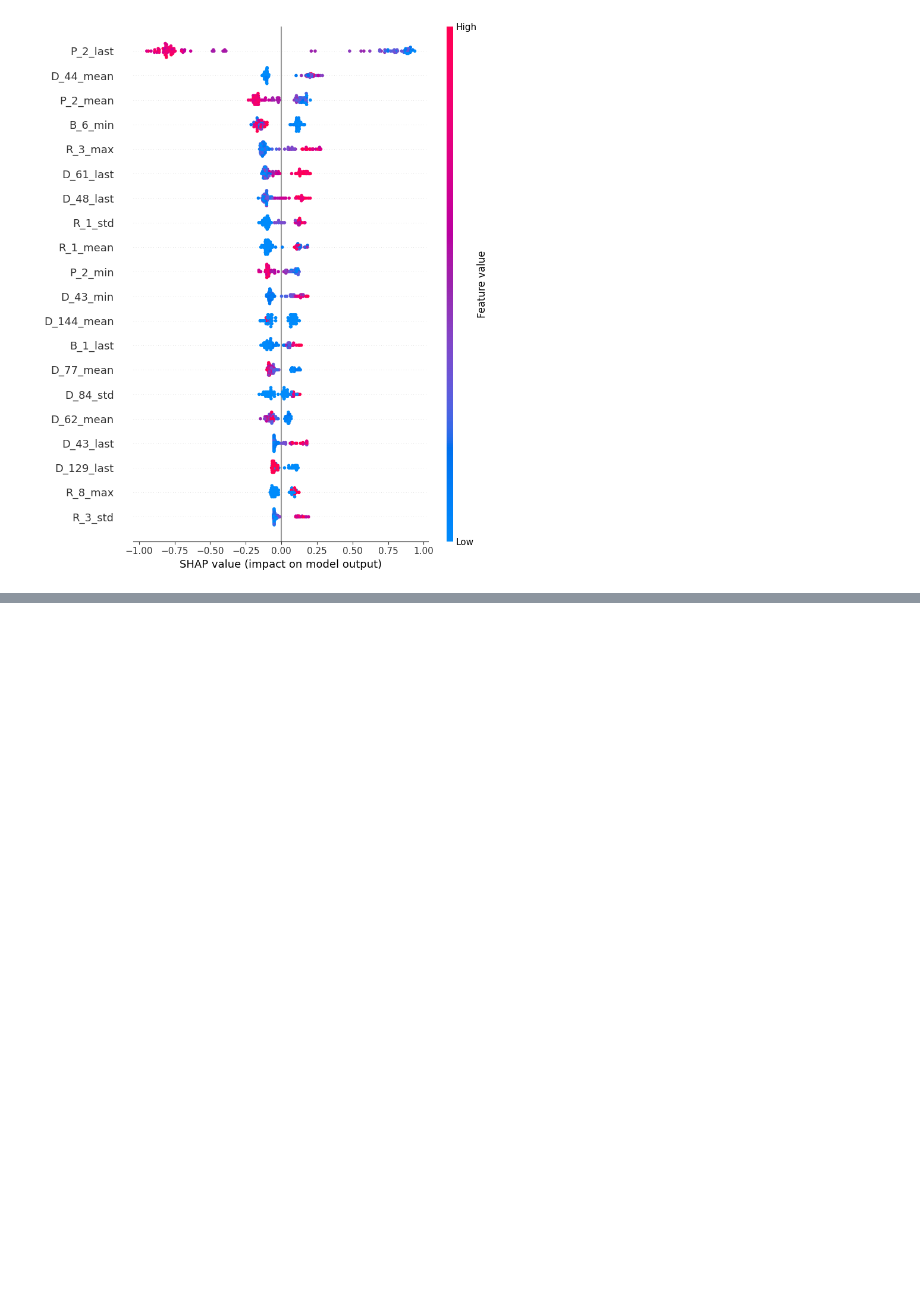
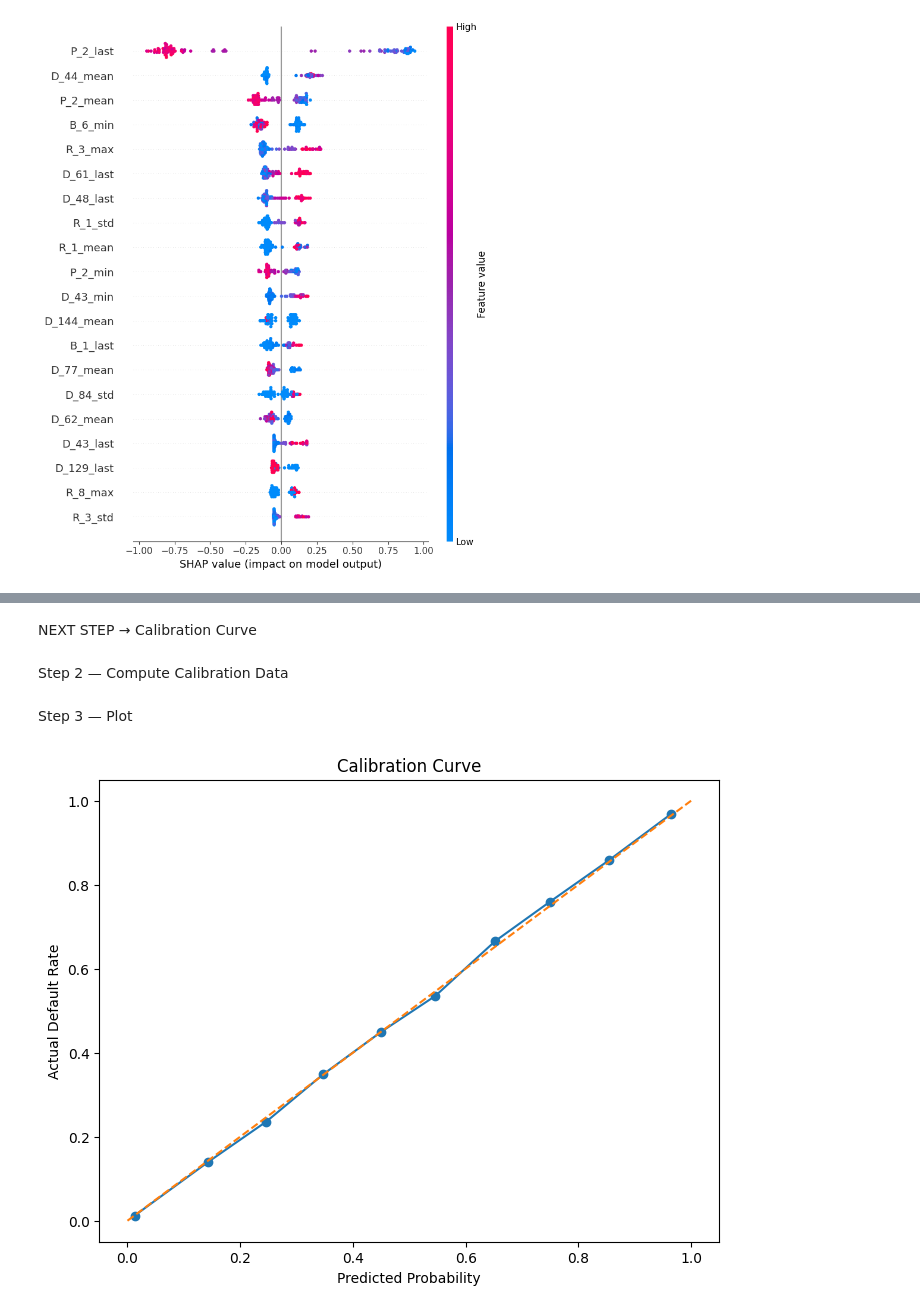
Before and after one commit to ishanrajani77/behavioral-credit-risk-early-warning-system, a Jupyter notebook: notebooks/00_data_audit.ipynb, the cells around one changed output, grey strips where cells are left out. Saved outputs shown, nothing was run; the diff lists cells and outputs as text; code cells hidden in the pictures; blank space fills up the shorter version.

Commit message:
required changes to be committed:(scaled model)

```diff
--- a/notebooks/00_data_audit.ipynb
+++ b/notebooks/00_data_audit.ipynb
@@ -2137,0 +2984,6 @@ shap.summary_plot(
+# %%
+calibrated_model = CalibratedClassifierCV(
+    xgb_large,
+    method="isotonic",
+    cv=3
+)
@@ -2137,0 +2992,5 @@ shap.summary_plot(
+# %%
+calibrated_model.fit(
+    X_train_final,
+    y_train
+)
@@ -2137,0 +3017,4 @@ shap.summary_plot(
+# %%
+calibrated_prob = calibrated_model.predict_proba(
+    X_test_final
+)[:, 1]
@@ -2137,0 +3036,2 @@ shap.summary_plot(
+# %% [markdown]
+NEXT STEP → Calibration Curve
@@ -2137,0 +3041,34 @@ shap.summary_plot(
+# %% [markdown]
+Step 2 — Compute Calibration Data
+# %%
+prob_true, prob_pred = calibration_curve(
+    y_test,
+    calibrated_prob,
+    n_bins=10
+)
+# %% [markdown]
+Step 3 — Plot
+# %%
+plt.figure(figsize=(8,6))
+
+plt.plot(
+    prob_pred,
+    prob_true,
+    marker='o'
+)
+
+plt.plot(
+    [0,1],
+    [0,1],
+    linestyle='--'
+)
+
+plt.xlabel("Predicted Probability")
+
+plt.ylabel("Actual Default Rate")
+
+plt.title("Calibration Curve")
+
+plt.show()
+# %% [output]
+[figure, added]
```
Also changed, not shown: parts of 148 cells of this notebook.
